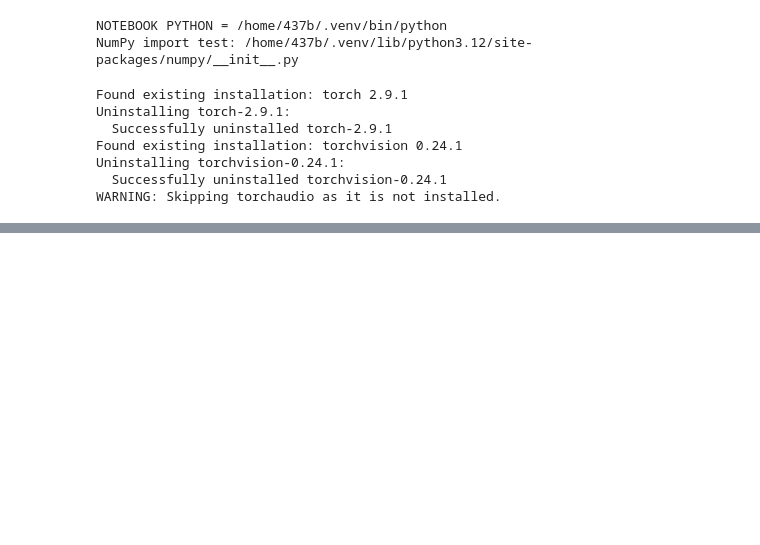
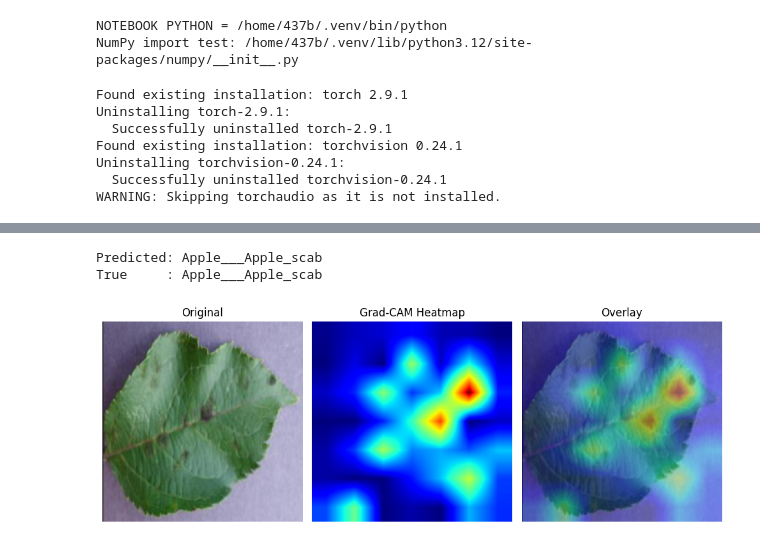
Before and after one commit to PallviSalwan/Plantdoc, a Jupyter notebook: plant.ipynb, the cells around one changed output, grey strips where cells are left out. Drawn from its saved outputs; the diff is of its cells as text; code cells hidden in the pictures; blank space fills up the shorter version.

```diff
--- a/plant.ipynb
+++ b/plant.ipynb
@@ -194,0 +278,2 @@ Successfully installed nvidia-cublas-cu12-12.1.3.1 nvidia-cuda-cupti-cu12-12.1.1
+# %%
+device = torch.device("cuda" if torch.cuda.is_available() else "cpu")
@@ -194,0 +352,61 @@ Successfully installed nvidia-cublas-cu12-12.1.3.1 nvidia-cuda-cupti-cu12-12.1.1
+# %%
+# Inverse normalization to get back to [0,1] image for plotting
+inv_normalize = transforms.Normalize(
+    mean=[-0.485/0.229, -0.456/0.224, -0.406/0.225],
+    std=[1/0.229, 1/0.224, 1/0.225]
+)
+
+def tensor_to_numpy_image(tensor):
+    """
+    tensor: 3 x H x W (normalized)
+    returns: H x W x 3 image in [0,1]
+    """
+    img = inv_normalize(tensor.cpu())
+    img = torch.clamp(img, 0, 1)    # keep in [0,1]
+    img = img.permute(1, 2, 0).numpy()  # HWC
+    return img
+# %%
+# Get one batch from validation set
+images, labels = next(iter(valid_loader))
+images = images.to(device)
+labels = labels.to(device)
+
+# Take first image in the batch
+img = images[0].unsqueeze(0)  # 1 x 3 x H x W
+
+# Run Grad-CAM
+heatmap, class_idx = generate_gradcam_heatmap(model, img)
+
+pred_class_name = train_data.classes[class_idx]
+true_class_name = train_data.classes[labels[0].item()]
+
+print("Predicted:", pred_class_name)
+print("True     :", true_class_name)
+
+# Prepare base image and heatmap overlay
+base_img = tensor_to_numpy_image(images[0])
+
+plt.figure(figsize=(10,4))
+
+plt.subplot(1,3,1)
+plt.title("Original")
+plt.imshow(base_img)
+plt.axis("off")
+
+plt.subplot(1,3,2)
+plt.title("Grad-CAM Heatmap")
+plt.imshow(heatmap, cmap="jet")
+plt.axis("off")
+
+plt.subplot(1,3,3)
+plt.title("Overlay")
+plt.imshow(base_img)
+plt.imshow(heatmap, cmap="jet", alpha=0.4)
+plt.axis("off")
+
+plt.tight_layout()
+plt.show()
+# %% [output]
+Predicted: Apple___Apple_scab
+True     : Apple___Apple_scab
+[figure, added]
```
Also changed, not shown: parts of 10 cells of this notebook.
